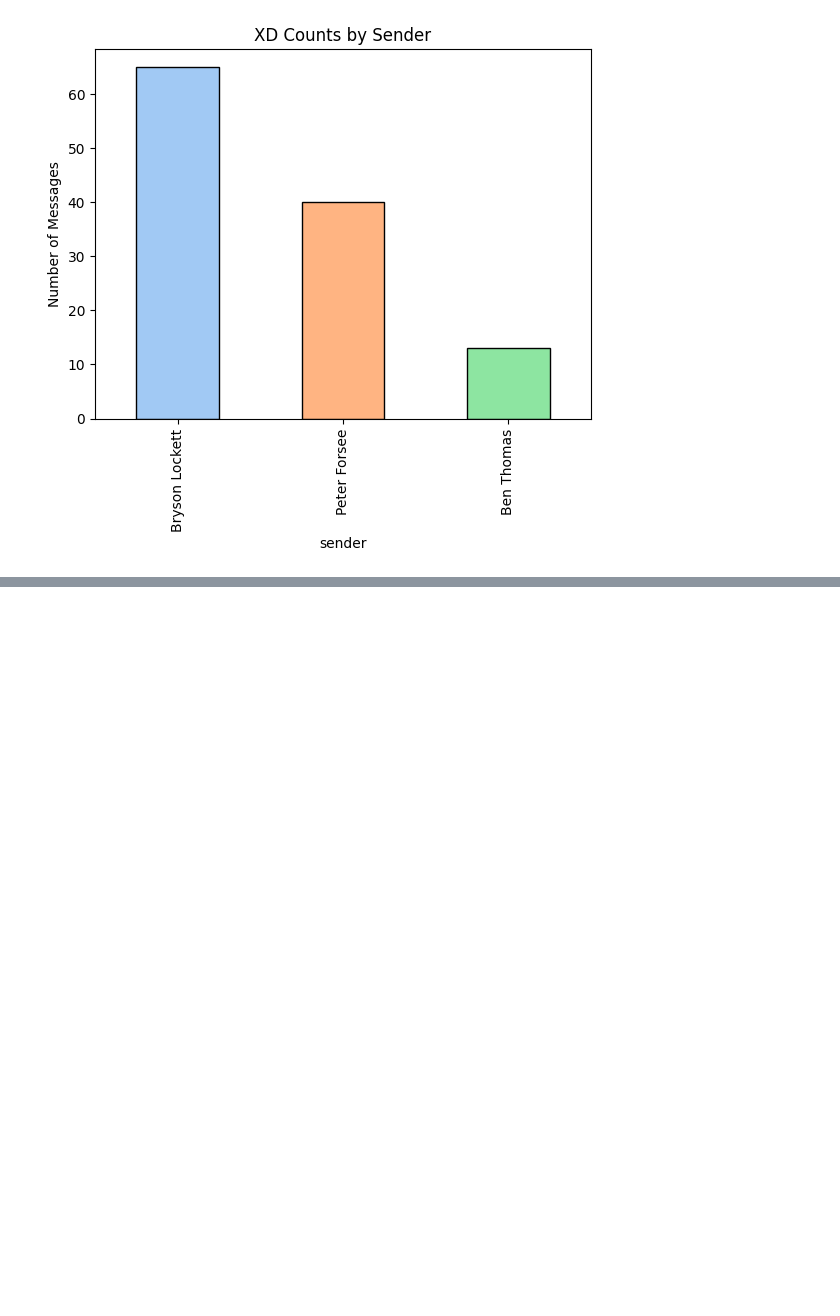
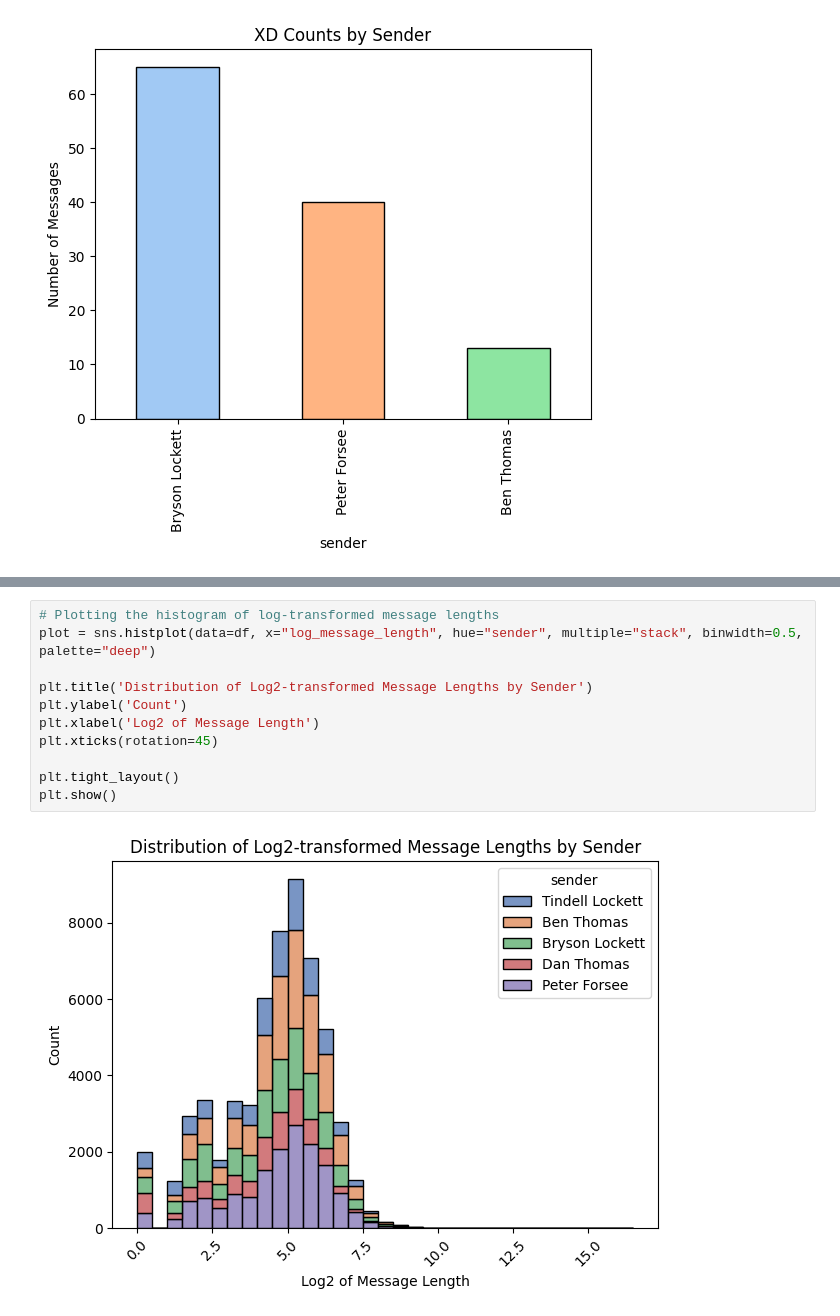
Before and after one commit to BrysonL/groupchat-classification, a Jupyter notebook: ChatVis.ipynb, the cells around one changed output, grey strips where cells are left out. Saved outputs shown, nothing was run; the diff lists cells and outputs as text; blank space fills up the shorter version.

```diff
--- a/ChatVis.ipynb
+++ b/ChatVis.ipynb
@@ -354,0 +378,13 @@ plt.show()
+# %%
+# Plotting the histogram of log-transformed message lengths
+plot = sns.histplot(data=df, x="log_message_length", hue="sender", multiple="stack", binwidth=0.5, palette="deep")
+
+plt.title('Distribution of Log2-transformed Message Lengths by Sender')
+plt.ylabel('Count')
+plt.xlabel('Log2 of Message Length')
+plt.xticks(rotation=45)
+
+plt.tight_layout()
+plt.show()
+# %% [output]
+[figure, added]
```
Also changed, not shown: parts of 8 cells of this notebook, 1 other file.
